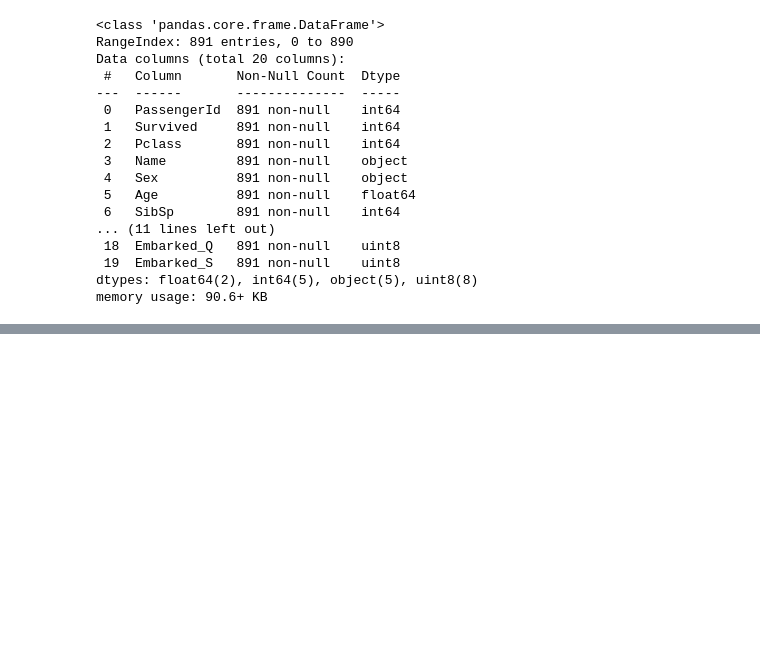
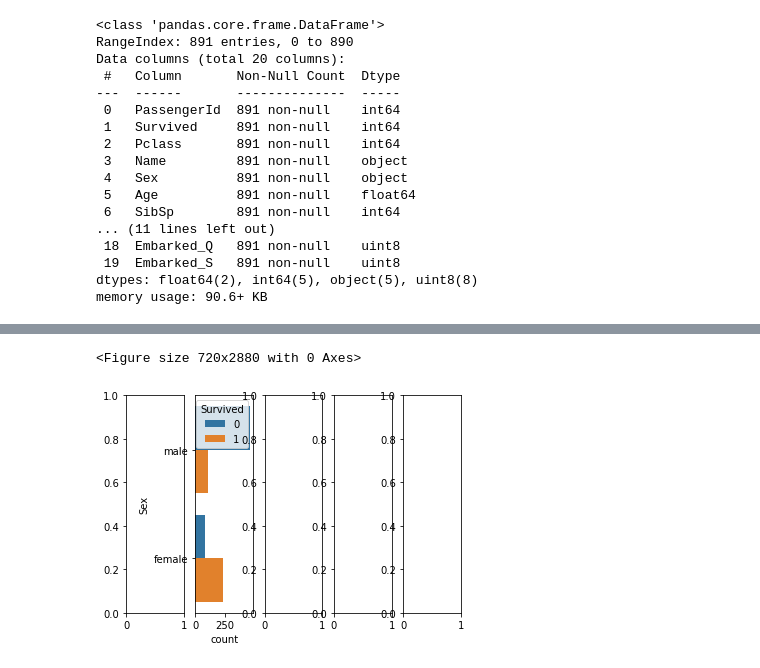
Before and after one commit to chingyunghuang/titanic-analysis, a Jupyter notebook: 專案實作＃01_鐵達尼號存活預測.ipynb, the cells around one changed output, grey strips where cells are left out. Cells and saved outputs as stored; diff of their text form; code cells hidden in the pictures; blank space fills up the shorter version.

```diff
--- a/專案實作＃01_鐵達尼號存活預測.ipynb
+++ b/專案實作＃01_鐵達尼號存活預測.ipynb
@@ -91,0 +132,12 @@ array([0.77653631, 0.79775281, 0.78651685, 0.76966292, 0.83707865])
+# %%
+  # Method : Visualization
+column_list=['Sex','Embarked','Pclass','Parch','SibSp']
+
+plt.figure(figsize=(10,40))
+fig, axs = plt.subplots(1,5)
+
+sns.countplot(y=train_data1['Sex'],hue=train_data1.Survived,ax=axs[1])
+plt.show()
+# %% [output]
+<Figure size 720x2880 with 0 Axes>
+[figure, added]
```
Also changed, not shown: parts of 9 cells of this notebook.
